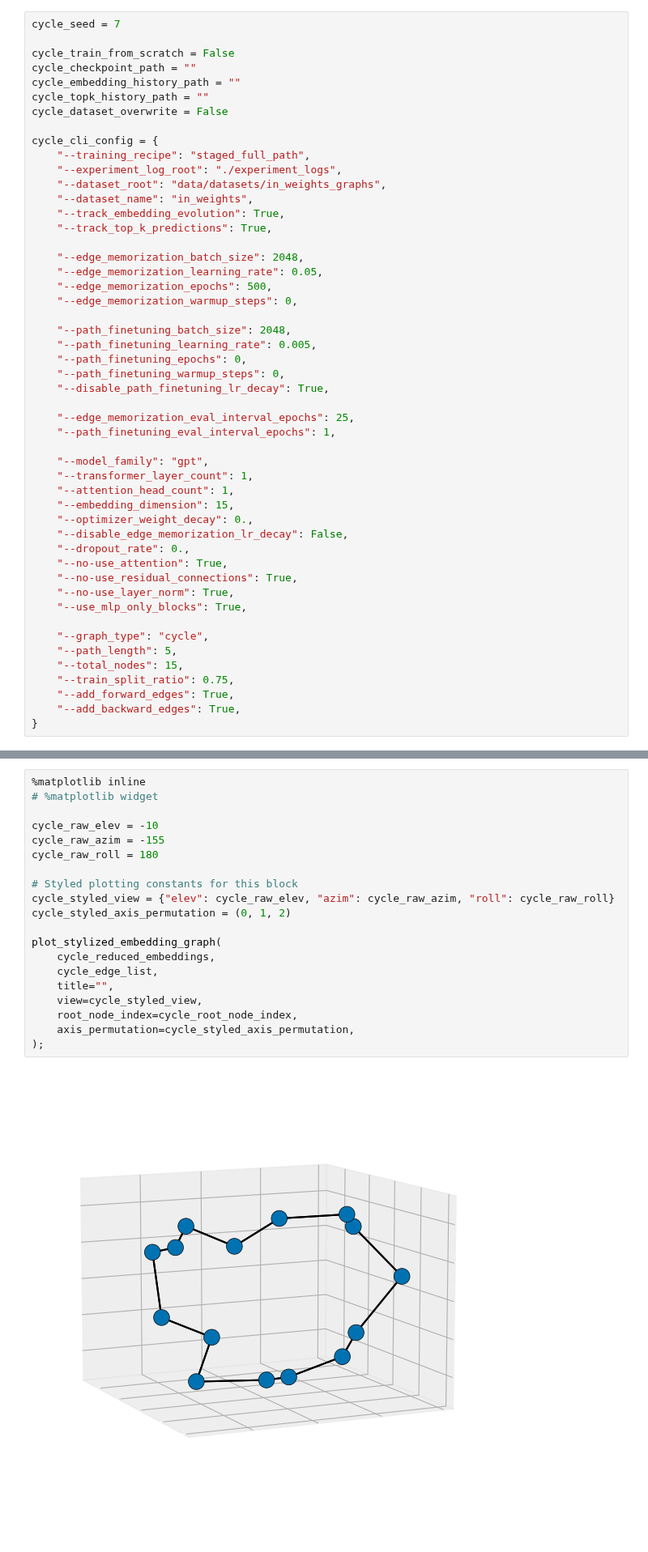
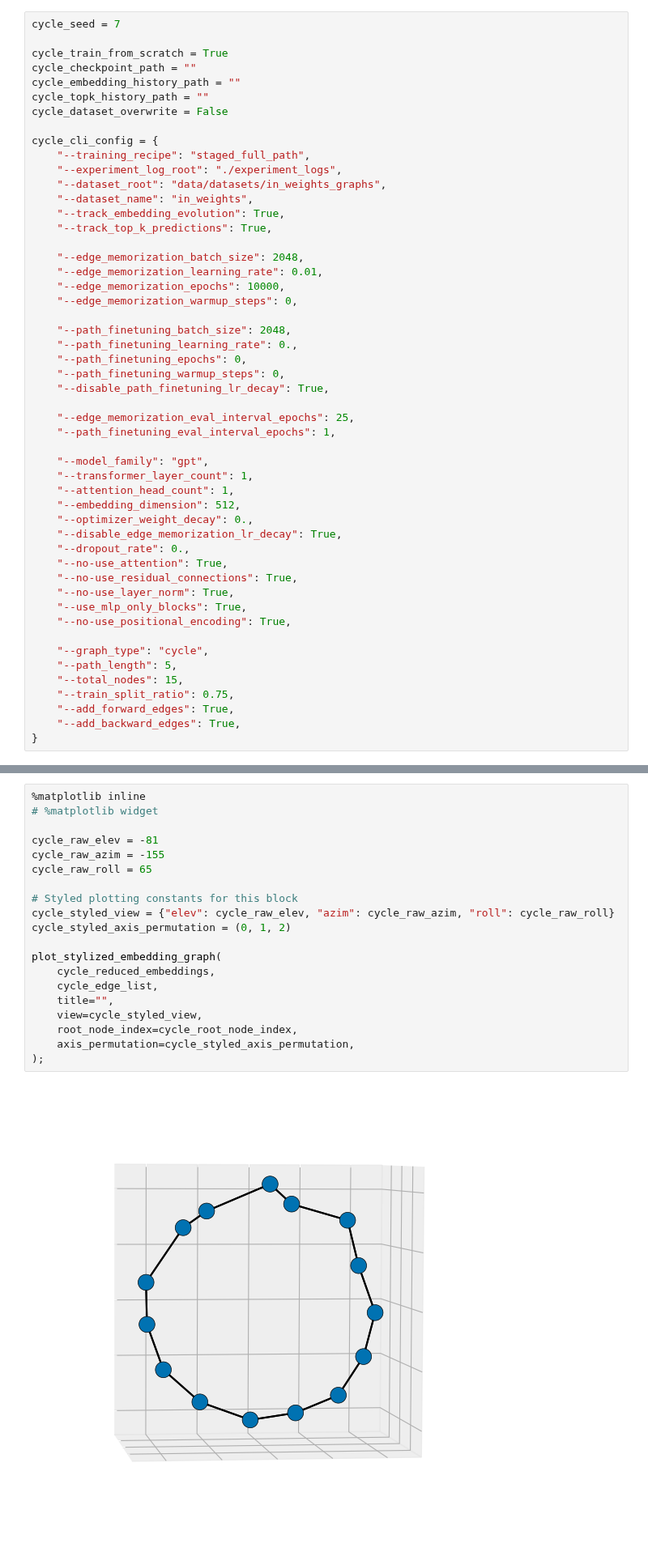
Before and after one commit to Shahriarnz14/Geometric_Memory, a Jupyter notebook: tiny_graphs_notebooks/experiment_notebooks/tiny_neural_network.ipynb, the cells around one changed output, grey strips where cells are left out. Shown at 81% size. Saved outputs shown, nothing was run; the diff lists cells and outputs as text.

Commit message:
neural network on tiny graphs with margin calculation

```diff
--- a/tiny_graphs_notebooks/experiment_notebooks/tiny_neural_network.ipynb
+++ b/tiny_graphs_notebooks/experiment_notebooks/tiny_neural_network.ipynb
@@ -599,7 +654,7 @@ from tiny_graphs_notebooks.analysis.analysis import (
 # %%
 cycle_seed = 7
 
-cycle_train_from_scratch = False
+cycle_train_from_scratch = True
 cycle_checkpoint_path = ""
 cycle_embedding_history_path = ""
 cycle_topk_history_path = ""
@@ -614,12 +669,12 @@ cycle_cli_config = {
     "--track_top_k_predictions": True,
 
     "--edge_memorization_batch_size": 2048,
-    "--edge_memorization_learning_rate": 0.05,
-    "--edge_memorization_epochs": 500,
+    "--edge_memorization_learning_rate": 0.01,
+    "--edge_memorization_epochs": 10000,
     "--edge_memorization_warmup_steps": 0,
 
     "--path_finetuning_batch_size": 2048,
-    "--path_finetuning_learning_rate": 0.005,
+    "--path_finetuning_learning_rate": 0.,
     "--path_finetuning_epochs": 0,
     "--path_finetuning_warmup_steps": 0,
     "--disable_path_finetuning_lr_decay": True,
@@ -630,14 +685,15 @@ cycle_cli_config = {
     "--model_family": "gpt",
     "--transformer_layer_count": 1,
     "--attention_head_count": 1,
-    "--embedding_dimension": 15,
+    "--embedding_dimension": 512,
     "--optimizer_weight_decay": 0.,
-    "--disable_edge_memorization_lr_decay": False,
+    "--disable_edge_memorization_lr_decay": True,
     "--dropout_rate": 0.,
     "--no-use_attention": True,
     "--no-use_residual_connections": True,
     "--no-use_layer_norm": True,
     "--use_mlp_only_blocks": True,
+    "--no-use_positional_encoding": True,
 
     "--graph_type": "cycle",
     "--path_length": 5,
@@ -751,25 +819,25 @@ Reduced xyz shape: (15, 3)
 # %%
 %matplotlib inline
 # %matplotlib widget
 
-cycle_raw_elev = -10
+cycle_raw_elev = -81
 cycle_raw_azim = -155
-cycle_raw_roll = 180
+cycle_raw_roll = 65
 
 # Styled plotting constants for this block
 cycle_styled_view = {"elev": cycle_raw_elev, "azim": cycle_raw_azim, "roll": cycle_raw_roll}
 cycle_styled_axis_permutation = (0, 1, 2)
 
 plot_stylized_embedding_graph(
     cycle_reduced_embeddings,
     cycle_edge_list,
     title="",
     view=cycle_styled_view,
     root_node_index=cycle_root_node_index,
     axis_permutation=cycle_styled_axis_permutation,
 );
 # %% [output]
-[figure, old version]
+[figure, new version]
 # %%
 # Line-plot constants for this block
 cycle_line_plot_title = ""
```
Also changed, not shown: parts of 21 cells of this notebook.
